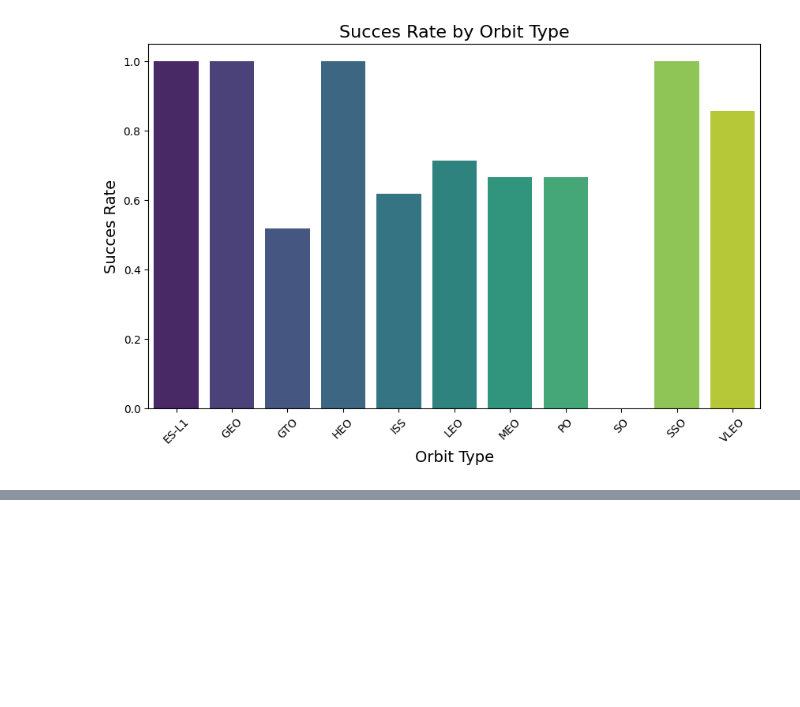
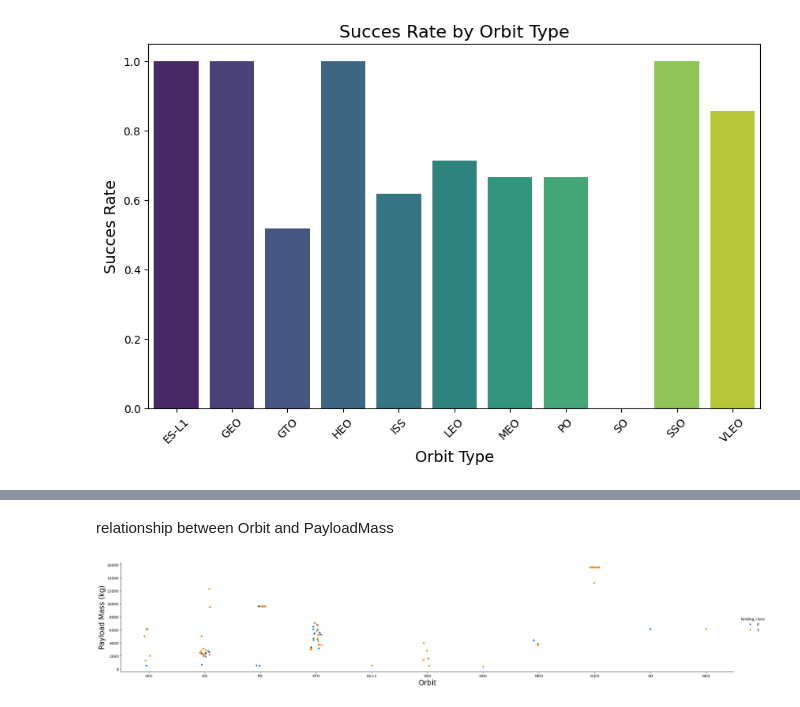
Before and after one commit to Gregory-lab-eng/SpaceX-Falcon-9-first-stage-Landing-Prediction, a Jupyter notebook: SpaceX_Falcon_9_first_stage_Landing_Prediction.ipynb, the cells around one changed output, grey strips where cells are left out. Cells and saved outputs as stored; diff of their text form; code cells hidden in the pictures; blank space fills up the shorter version.

```diff
--- a/SpaceX_Falcon_9_first_stage_Landing_Prediction.ipynb
+++ b/SpaceX_Falcon_9_first_stage_Landing_Prediction.ipynb
@@ -508,0 +526,9 @@ plt.show()
+# %% [markdown]
+relationship between Orbit and PayloadMass
+# %%
+sns.catplot(x="Orbit", y="PayloadMass", hue='landing_class', data=data_falcon9, aspect = 5)
+plt.xlabel("Orbit",fontsize=20)
+plt.ylabel("Payload Mass (kg)",fontsize=20)
+plt.show()
+# %% [output]
+[figure, added]
```
Also changed, not shown: parts of 11 cells of this notebook.
